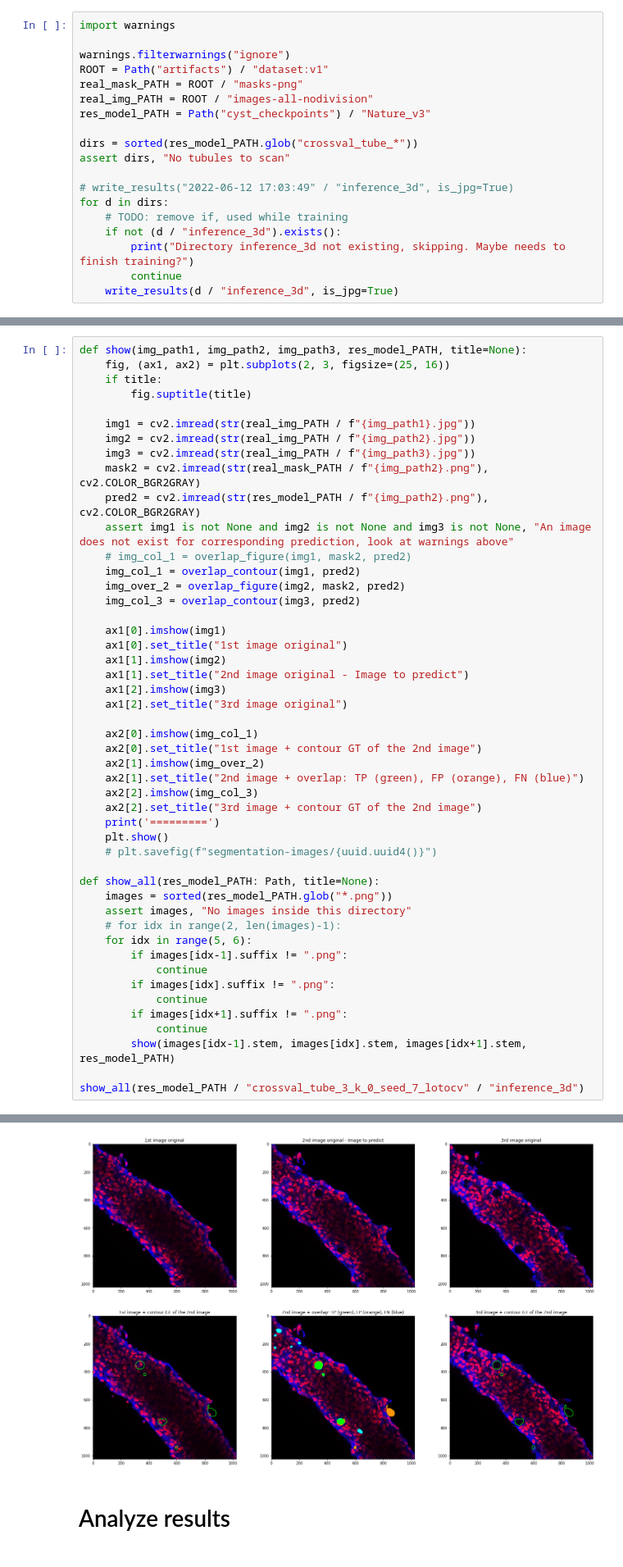
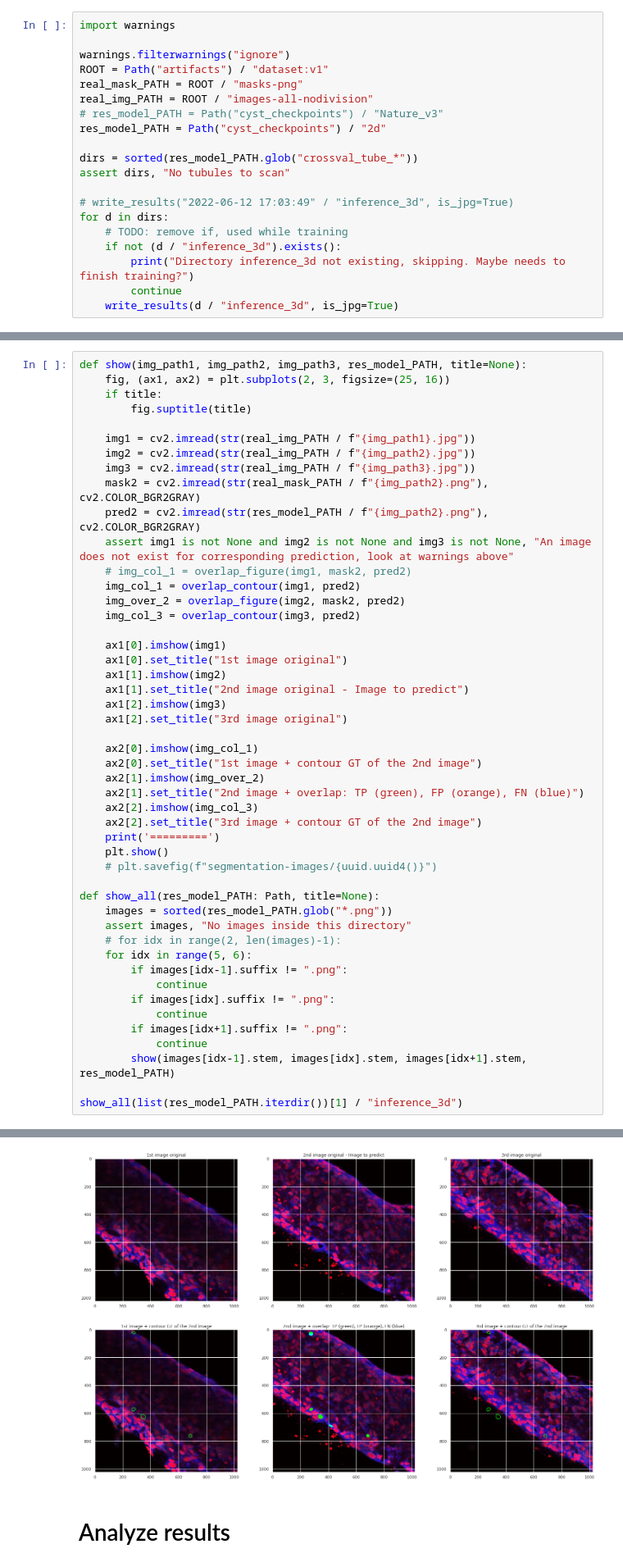
Before and after one commit to simone7monaco/XT-rene-policistico, a Jupyter notebook: write-results-3d.ipynb, the cells around one changed output, grey strips where cells are left out. Shown at 82% size. Saved outputs shown, nothing was run; the diff lists cells and outputs as text.

```diff
--- a/write-results-3d.ipynb
+++ b/write-results-3d.ipynb
@@ -254,7 +254,8 @@ warnings.filterwarnings("ignore")
 ROOT = Path("artifacts") / "dataset:v1"
 real_mask_PATH = ROOT / "masks-png"
 real_img_PATH = ROOT / "images-all-nodivision"
-res_model_PATH = Path("cyst_checkpoints") / "Nature_v3"
+# res_model_PATH = Path("cyst_checkpoints") / "Nature_v3"
+res_model_PATH = Path("cyst_checkpoints") / "2d"
 
 dirs = sorted(res_model_PATH.glob("crossval_tube_*"))
 assert dirs, "No tubules to scan"
@@ -311,35 +299,35 @@ def show(img_path1, img_path2, img_path3, res_model_PATH, title=None):
     ax1[1].imshow(img2)
     ax1[1].set_title("2nd image original - Image to predict")
     ax1[2].imshow(img3)
     ax1[2].set_title("3rd image original")
 
     ax2[0].imshow(img_col_1)
     ax2[0].set_title("1st image + contour GT of the 2nd image")
     ax2[1].imshow(img_over_2)
     ax2[1].set_title("2nd image + overlap: TP (green), FP (orange), FN (blue)")
     ax2[2].imshow(img_col_3)
     ax2[2].set_title("3rd image + contour GT of the 2nd image")
     print('=========')
     plt.show()
     # plt.savefig(f"segmentation-images/{uuid.uuid4()}")
 
 def show_all(res_model_PATH: Path, title=None):
     images = sorted(res_model_PATH.glob("*.png"))
     assert images, "No images inside this directory"
     # for idx in range(2, len(images)-1):
     for idx in range(5, 6):
         if images[idx-1].suffix != ".png":
             continue
         if images[idx].suffix != ".png":
             continue
         if images[idx+1].suffix != ".png":
             continue
         show(images[idx-1].stem, images[idx].stem, images[idx+1].stem, res_model_PATH)
 
-show_all(res_model_PATH / "crossval_tube_3_k_0_seed_7_lotocv" / "inference_3d")
+show_all(list(res_model_PATH.iterdir())[1] / "inference_3d")
 # %% [output]
 =========
-[figure, old version]
+[figure, new version]
 # %% [markdown]
 # Analyze results
 # %%
```
Also changed, not shown: parts of 12 cells of this notebook, 12 other files.
